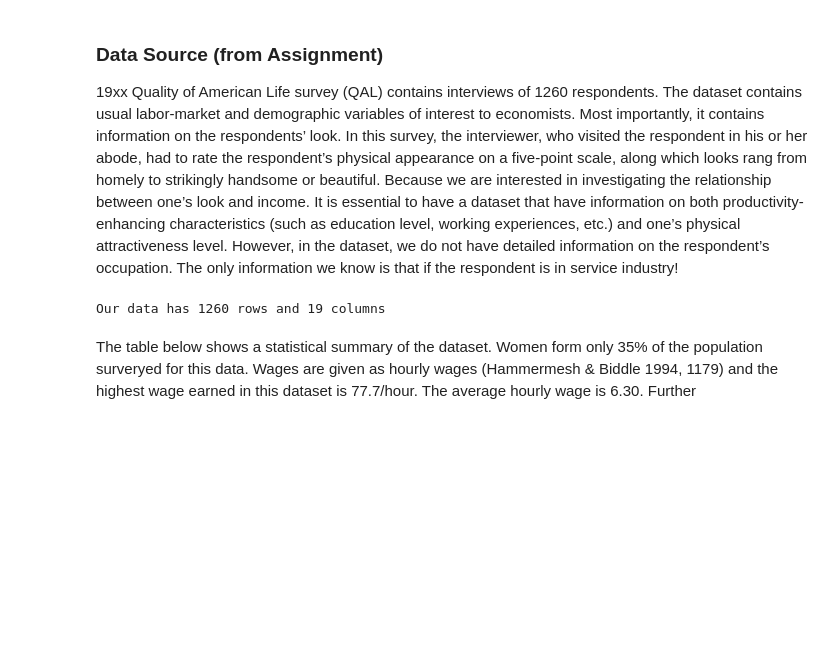
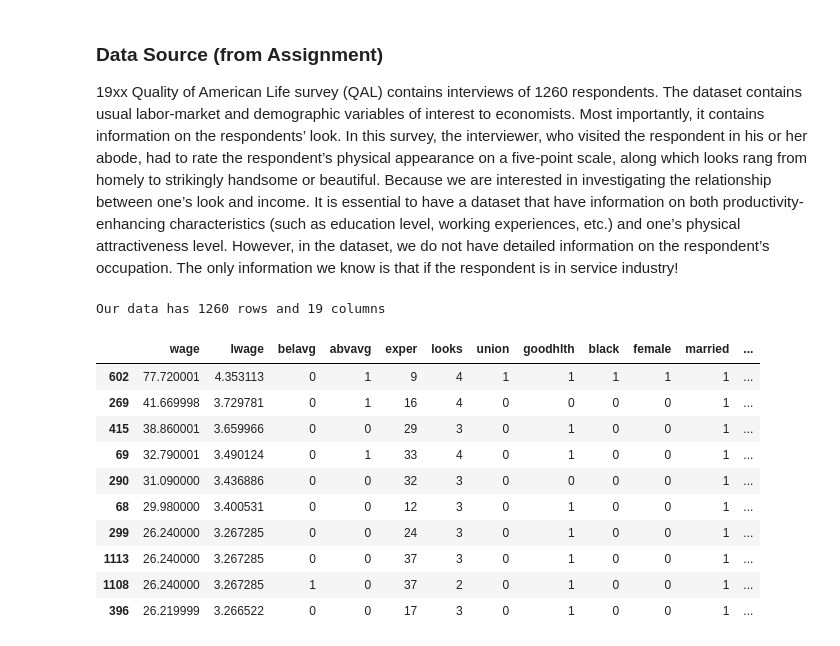
Before and after one commit to shrutirao94/beauty-and-the-labour-market, a Jupyter notebook: Beauty and the Labour Market.ipynb, the cells around one changed output. Cells and saved outputs as stored; diff of their text form; code cells hidden in the pictures; blank space fills up the shorter version.

```diff
--- a/Beauty and the Labour Market.ipynb
+++ b/Beauty and the Labour Market.ipynb
@@ -33,5 +33,17 @@ data.head()
 print("Our data has {0} rows and {1} columns".format(data.shape[0], data.shape[1]))
 # %% [output]
 Our data has 1260 rows and 19 columns
-# %% [markdown]
-The table below shows a statistical summary of the dataset. Women form only 35% of the population surveryed for this data. Wages are given as hourly wages (Hammermesh & Biddle 1994, 1179) and the highest wage earned in this dataset is 77.7/hour. The average hourly wage is 6.30. Further
+# %%
+data.head(10)
+# %% [output]
+|  | wage | lwage | belavg | abvavg | exper | looks | union | goodhlth | black | female | married | ... |
+| 602 | 77.720001 | 4.353113 | 0 | 1 | 9 | 4 | 1 | 1 | 1 | 1 | 1 | ... |
+| 269 | 41.669998 | 3.729781 | 0 | 1 | 16 | 4 | 0 | 0 | 0 | 0 | 1 | ... |
+| 415 | 38.860001 | 3.659966 | 0 | 0 | 29 | 3 | 0 | 1 | 0 | 0 | 1 | ... |
+| 69 | 32.790001 | 3.490124 | 0 | 1 | 33 | 4 | 0 | 1 | 0 | 0 | 1 | ... |
+| 290 | 31.090000 | 3.436886 | 0 | 0 | 32 | 3 | 0 | 0 | 0 | 0 | 1 | ... |
+| 68 | 29.980000 | 3.400531 | 0 | 0 | 12 | 3 | 0 | 1 | 0 | 0 | 1 | ... |
+| 299 | 26.240000 | 3.267285 | 0 | 0 | 24 | 3 | 0 | 1 | 0 | 0 | 1 | ... |
+| 1113 | 26.240000 | 3.267285 | 0 | 0 | 37 | 3 | 0 | 1 | 0 | 0 | 1 | ... |
+| 1108 | 26.240000 | 3.267285 | 1 | 0 | 37 | 2 | 0 | 1 | 0 | 0 | 1 | ... |
+| 396 | 26.219999 | 3.266522 | 0 | 0 | 17 | 3 | 0 | 1 | 0 | 0 | 1 | ... |
```
Also changed, not shown: parts of 10 cells of this notebook.
